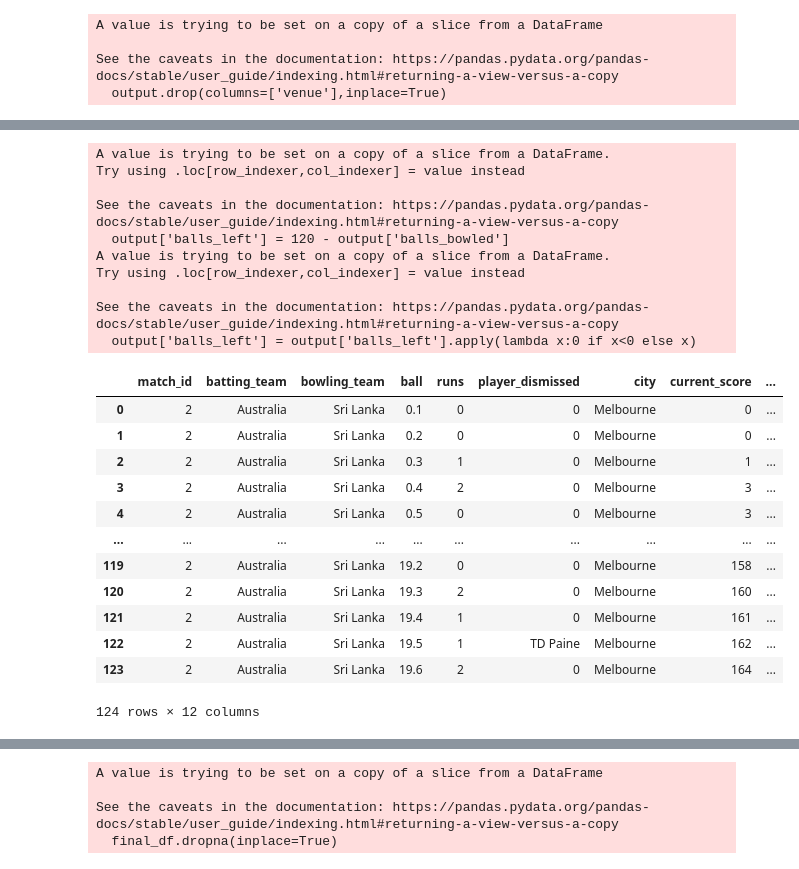
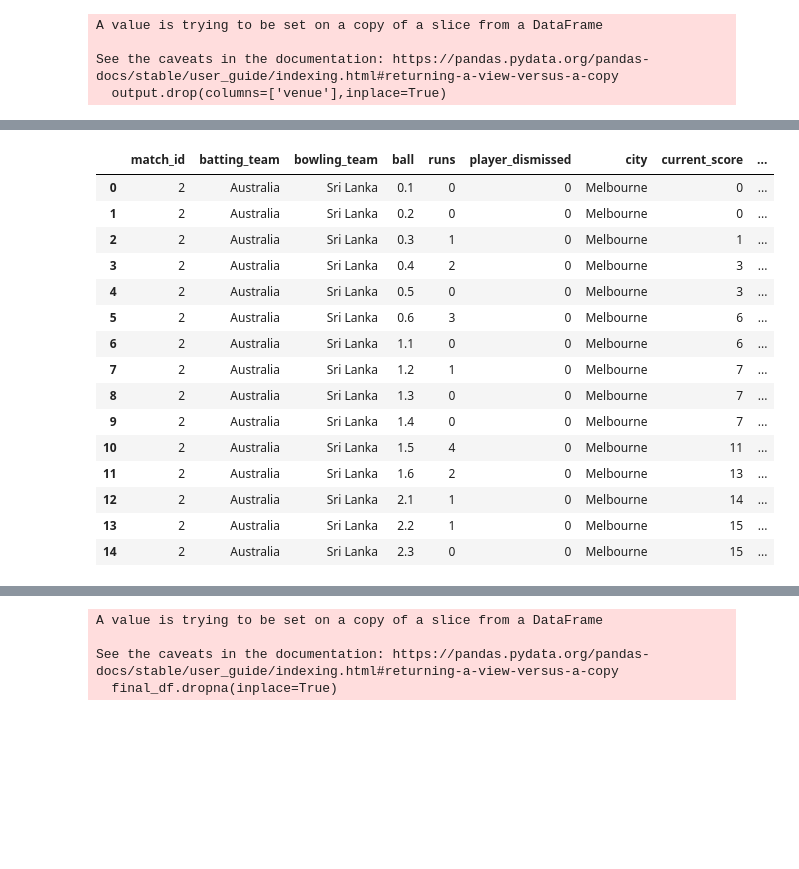
Before and after one commit to srikara202/Cricket-T20-Score-Predictor-MLOps, a Jupyter notebook: notebooks/life-cycle.ipynb, the cells around one changed output, grey strips where cells are left out. Cells and saved outputs as stored; diff of their text form; code cells hidden in the pictures; blank space fills up the shorter version.

```diff
--- a/notebooks/life-cycle.ipynb
+++ b/notebooks/life-cycle.ipynb
@@ -310,5 +282,6 @@ delivery_df
 # %%
 delivery_df.drop(columns=['teams'],inplace=True)
 # %%
-delivery_df['batting_team'].unique()
+pd.set_option('display.max_rows', None)
+delivery_df['batting_team'].value_counts()
 # %% [output]
@@ -337,14 +305,33 @@ False
 # %%
 teams = [
+    'India',
+    'Pakistan',
+    'New Zealand',
+    'Sri Lanka',
+    'South Africa',
+    'West Indies',
+    'Bangladesh',
+    'England',
     'Australia',
-    'India',
-    'Bangladesh',
-    'New Zealand',
-    'South Africa',
-    'England',
-    'West Indies',
-    'Pakistan',
-    'Sri Lanka'
+    'Zimbabwe',
+    'Ireland',
+    'United Arab Emirates',
+    'Malaysia',
+    'Netherlands',
+    'Hong Kong',
+    'Uganda',
+    'Nigeria',
+    'Scotland',
+    'Canada',
+    'Nepal',
+    'Kenya',
+    'Bahrain',
+    'Oman',
+    'Namibia',
+    'Malta',
+    'Rwanda',
+    'Japan',
+    'Singapore'
 ]
 # %%
 delivery_df = delivery_df[delivery_df['batting_team'].isin(teams)]
@@ -551,33 +504,25 @@ See the caveats in the documentation: https://pandas.pydata.org/pandas-docs/stab
 # %%
 output['balls_left'] = 120 - output['balls_bowled']
 output['balls_left'] = output['balls_left'].apply(lambda x:0 if x<0 else x)
-# %% [output]
-A value is trying to be set on a copy of a slice from a DataFrame.
-Try using .loc[row_indexer,col_indexer] = value instead
-
-See the caveats in the documentation: https://pandas.pydata.org/pandas-docs/stable/user_guide/indexing.html#returning-a-view-versus-a-copy
-  output['balls_left'] = 120 - output['balls_bowled']
-A value is trying to be set on a copy of a slice from a DataFrame.
-Try using .loc[row_indexer,col_indexer] = value instead
-
-See the caveats in the documentation: https://pandas.pydata.org/pandas-docs/stable/user_guide/indexing.html#returning-a-view-versus-a-copy
-  output['balls_left'] = output['balls_left'].apply(lambda x:0 if x<0 else x)
 # %%
-output.head(124)
+output.head(15)
 # %% [output]
 |  | match_id | batting_team | bowling_team | ball | runs | player_dismissed | city | current_score | ... |
 | 0 | 2 | Australia | Sri Lanka | 0.1 | 0 | 0 | Melbourne | 0 | ... |
 | 1 | 2 | Australia | Sri Lanka | 0.2 | 0 | 0 | Melbourne | 0 | ... |
 | 2 | 2 | Australia | Sri Lanka | 0.3 | 1 | 0 | Melbourne | 1 | ... |
 | 3 | 2 | Australia | Sri Lanka | 0.4 | 2 | 0 | Melbourne | 3 | ... |
 | 4 | 2 | Australia | Sri Lanka | 0.5 | 0 | 0 | Melbourne | 3 | ... |
-| ... | ... | ... | ... | ... | ... | ... | ... | ... | ... |
-| 119 | 2 | Australia | Sri Lanka | 19.2 | 0 | 0 | Melbourne | 158 | ... |
-| 120 | 2 | Australia | Sri Lanka | 19.3 | 2 | 0 | Melbourne | 160 | ... |
-| 121 | 2 | Australia | Sri Lanka | 19.4 | 1 | 0 | Melbourne | 161 | ... |
-| 122 | 2 | Australia | Sri Lanka | 19.5 | 1 | TD Paine | Melbourne | 162 | ... |
-| 123 | 2 | Australia | Sri Lanka | 19.6 | 2 | 0 | Melbourne | 164 | ... |
+| 5 | 2 | Australia | Sri Lanka | 0.6 | 3 | 0 | Melbourne | 6 | ... |
+| 6 | 2 | Australia | Sri Lanka | 1.1 | 0 | 0 | Melbourne | 6 | ... |
+| 7 | 2 | Australia | Sri Lanka | 1.2 | 1 | 0 | Melbourne | 7 | ... |
+| 8 | 2 | Australia | Sri Lanka | 1.3 | 0 | 0 | Melbourne | 7 | ... |
+| 9 | 2 | Australia | Sri Lanka | 1.4 | 0 | 0 | Melbourne | 7 | ... |
+| 10 | 2 | Australia | Sri Lanka | 1.5 | 4 | 0 | Melbourne | 11 | ... |
+| 11 | 2 | Australia | Sri Lanka | 1.6 | 2 | 0 | Melbourne | 13 | ... |
+| 12 | 2 | Australia | Sri Lanka | 2.1 | 1 | 0 | Melbourne | 14 | ... |
+| 13 | 2 | Australia | Sri Lanka | 2.2 | 1 | 0 | Melbourne | 15 | ... |
+| 14 | 2 | Australia | Sri Lanka | 2.3 | 0 | 0 | Melbourne | 15 | ... |
-124 rows × 12 columns
 # %%
 output['player_dismissed'] = output['player_dismissed'].apply(lambda x:0 if x=='0' else 1)
 output['player_dismissed'] = output['player_dismissed'].astype('int')
```
Also changed, not shown: parts of 40 cells of this notebook, 2 other files.
